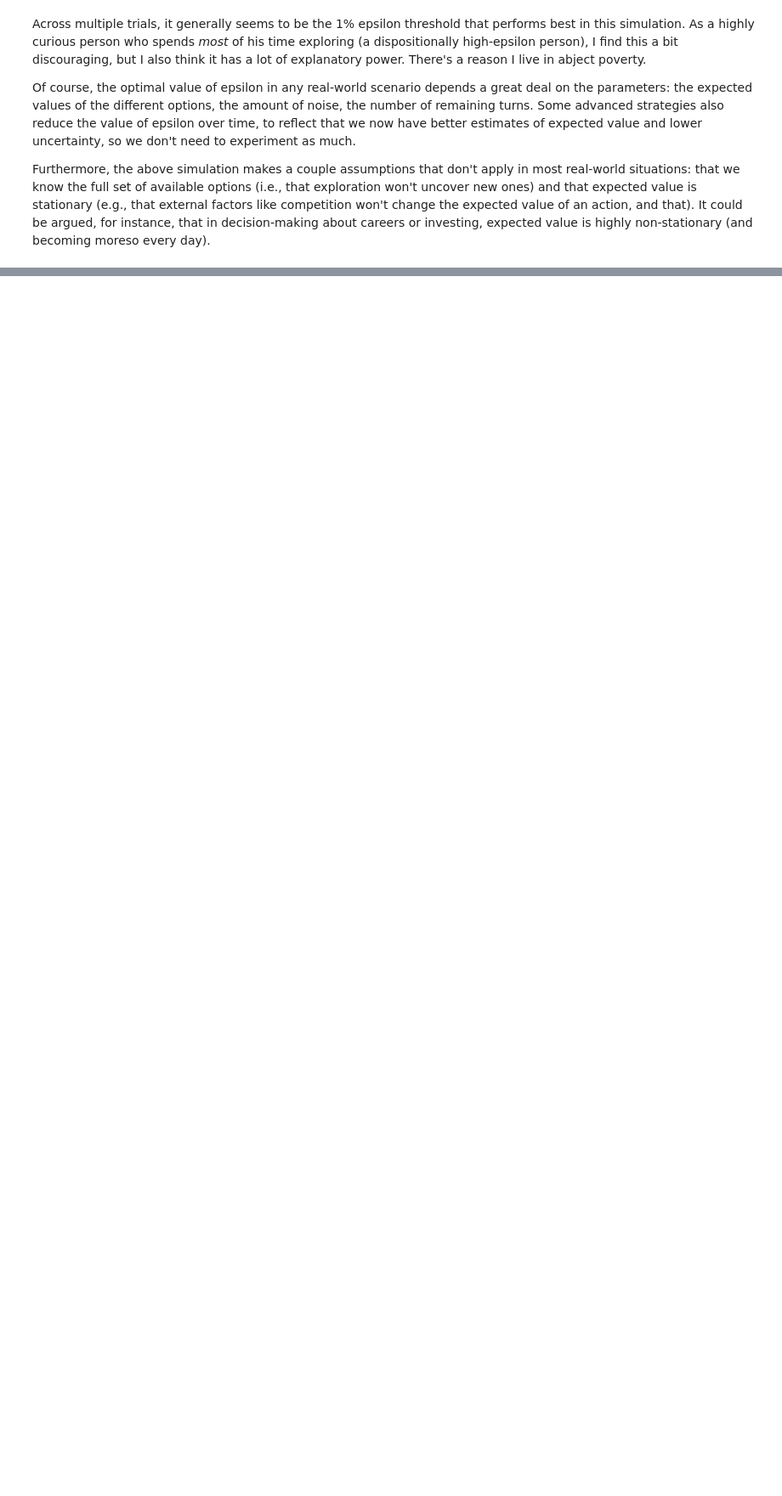
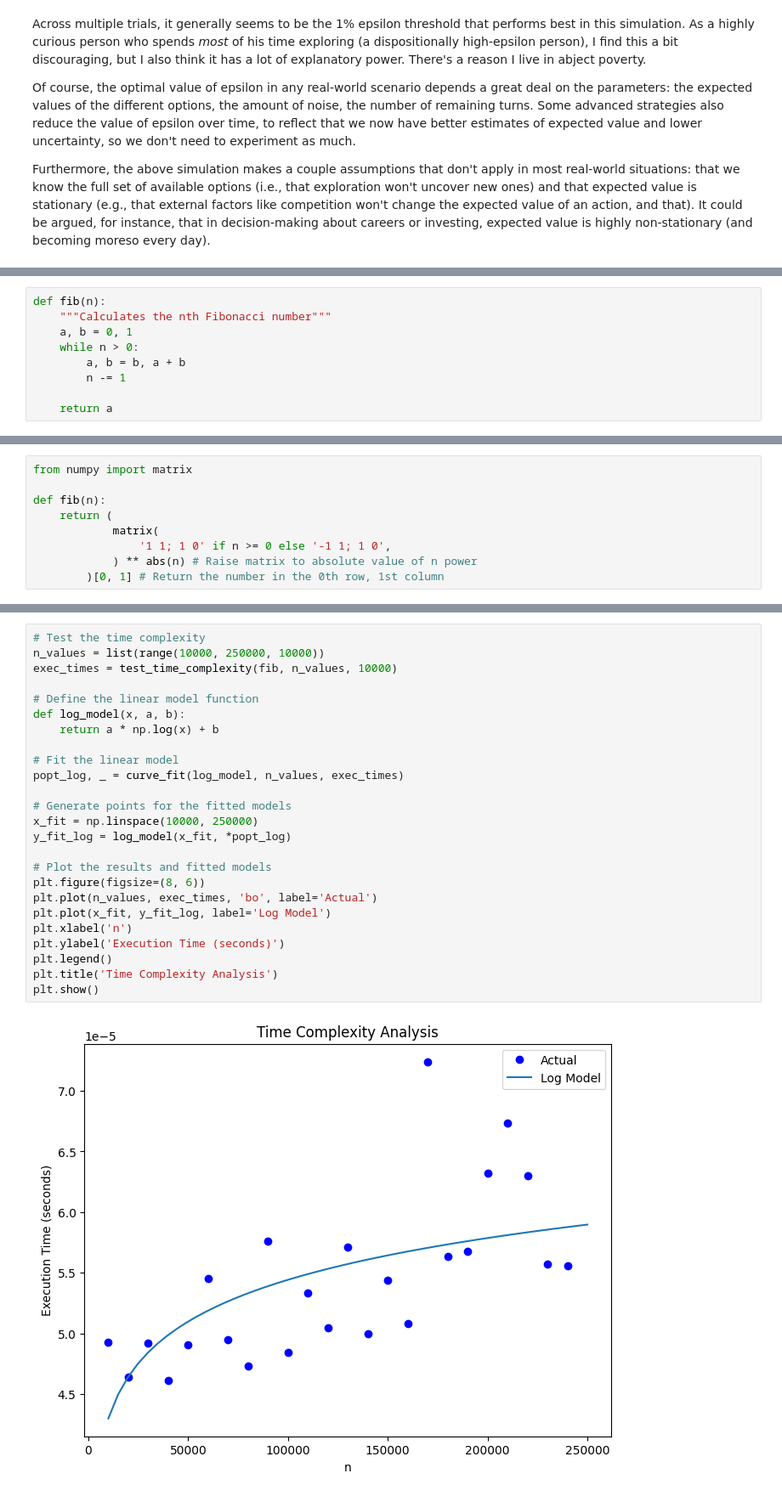
Before and after one commit to chriscarrollsmith/python-practice, a Jupyter notebook: algorithms.ipynb, the cells around one changed output, grey strips where cells are left out. Shown at 85% size. Saved outputs shown, nothing was run; the diff lists cells and outputs as text; blank space fills up the shorter version.

```diff
--- a/algorithms.ipynb
+++ b/algorithms.ipynb
@@ -137,0 +142,9 @@ Furthermore, the above simulation makes a couple assumptions that don't apply in
+# %%
+def fib(n):
+    """Calculates the nth Fibonacci number"""
+    a, b = 0, 1
+    while n > 0:
+        a, b = b, a + b
+        n -= 1
+
+    return a
@@ -137,0 +340,9 @@ Furthermore, the above simulation makes a couple assumptions that don't apply in
+# %%
+from numpy import matrix
+
+def fib(n):
+    return (
+            matrix(
+                '1 1; 1 0' if n >= 0 else '-1 1; 1 0',
+            ) ** abs(n) # Raise matrix to absolute value of n power
+        )[0, 1] # Return the number in the 0th row, 1st column
@@ -137,0 +351,27 @@ Furthermore, the above simulation makes a couple assumptions that don't apply in
+# %%
+# Test the time complexity
+n_values = list(range(10000, 250000, 10000))
+exec_times = test_time_complexity(fib, n_values, 10000)
+
+# Define the linear model function
+def log_model(x, a, b):
+    return a * np.log(x) + b
+
+# Fit the linear model
+popt_log, _ = curve_fit(log_model, n_values, exec_times)
+
+# Generate points for the fitted models
+x_fit = np.linspace(10000, 250000)
+y_fit_log = log_model(x_fit, *popt_log)
+
+# Plot the results and fitted models
+plt.figure(figsize=(8, 6))
+plt.plot(n_values, exec_times, 'bo', label='Actual')
+plt.plot(x_fit, y_fit_log, label='Log Model')
+plt.xlabel('n')
+plt.ylabel('Execution Time (seconds)')
+plt.legend()
+plt.title('Time Complexity Analysis')
+plt.show()
+# %% [output]
+[figure, added]
```
Also changed, not shown: parts of 17 cells of this notebook, 3 other files.
